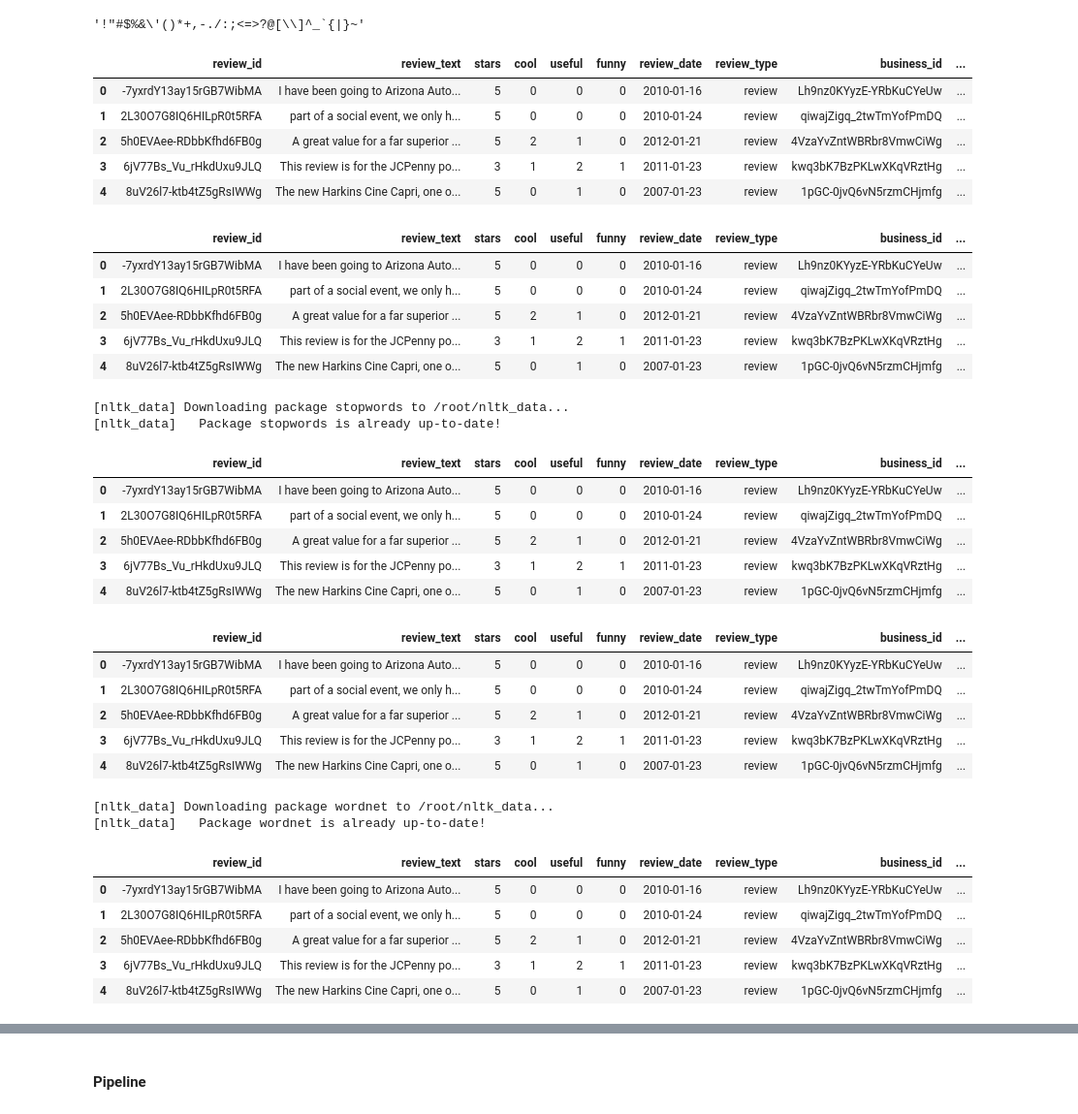
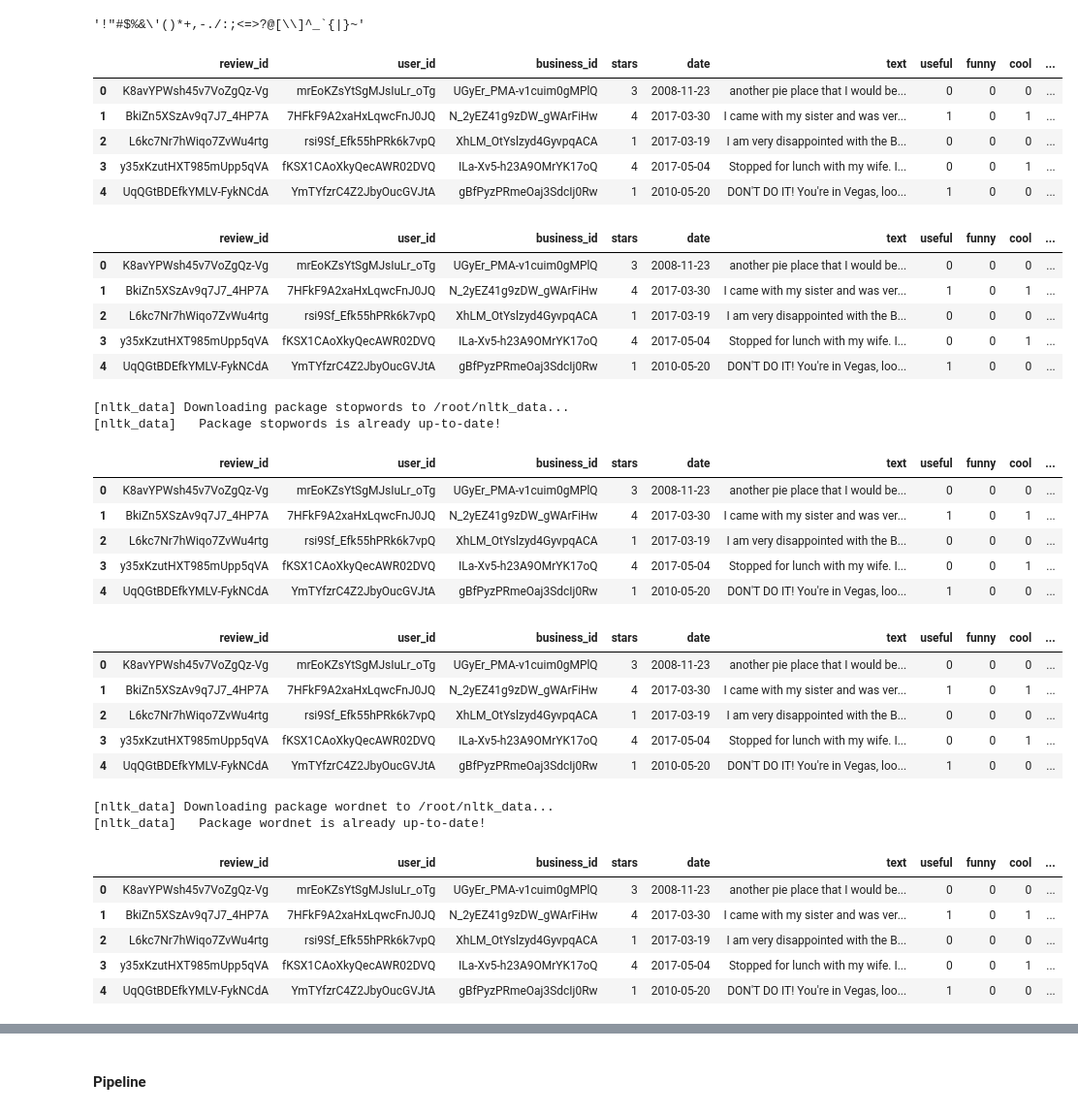
Before and after one commit to karenbennis/Xy, a Jupyter notebook: pyspark_pipeline_v1.ipynb, the cells around one changed output, grey strips where cells are left out. Shown at 97% size. Saved outputs shown, nothing was run; the diff lists cells and outputs as text; code cells hidden in the pictures.

```diff
--- a/pyspark_pipeline_v1.ipynb
+++ b/pyspark_pipeline_v1.ipynb
@@ -172,7 +172,8 @@ only showing top 20 rows
 # spark_df.show()
 # %%
 # convert to pandas
-pandas_df = spark_df.toPandas()
+import pandas as pd
+pandas_df = pd.read_csv("https://raw.githubusercontent.com/karenbennis/Xy/storyboard/uniform_yelp.csv")
 
 # Set index
 # pandas_df = pandas_df.set_index('review_id')
@@ -198,21 +199,21 @@ string.punctuation
 # %%
 # Function to remove Punctuation
 def remove_punct(text):
 
   # Discard all punctuations
   text_nopunct = ''.join([char for char in text if char not in string.punctuation])
   return text_nopunct
 
-pandas_df['body_text_clean'] = pandas_df['review_text'].apply(lambda x: remove_punct(x))
+pandas_df['body_text_clean'] = pandas_df['text'].apply(lambda x: remove_punct(x))
 
 pandas_df.head()
 # %% [output]
-|  | review_id | review_text | stars | cool | useful | funny | review_date | review_type | business_id | ... |
-| 0 | -7yxrdY13ay15rGB7WibMA | I have been going to Arizona Auto... | 5 | 0 | 0 | 0 | 2010-01-16 | review | Lh9nz0KYyzE-YRbKuCYeUw | ... |
-| 1 | 2L30O7G8IQ6HILpR0t5RFA | part of a social event, we only h... | 5 | 0 | 0 | 0 | 2010-01-24 | review | qiwajZigq_2twTmYofPmDQ | ... |
-| 2 | 5h0EVAee-RDbbKfhd6FB0g | A great value for a far superior ... | 5 | 2 | 1 | 0 | 2012-01-21 | review | 4VzaYvZntWBRbr8VmwCiWg | ... |
-| 3 | 6jV77Bs_Vu_rHkdUxu9JLQ | This review is for the JCPenny po... | 3 | 1 | 2 | 1 | 2011-01-23 | review | kwq3bK7BzPKLwXKqVRztHg | ... |
-| 4 | 8uV26l7-ktb4tZ5gRsIWWg | The new Harkins Cine Capri, one o... | 5 | 0 | 1 | 0 | 2007-01-23 | review | 1pGC-0jvQ6vN5rzmCHjmfg | ... |
+|  | review_id | user_id | business_id | stars | date | text | useful | funny | cool | ... |
+| 0 | K8avYPWsh45v7VoZgQz-Vg | mrEoKZsYtSgMJsIuLr_oTg | UGyEr_PMA-v1cuim0gMPlQ | 3 | 2008-11-23 | another pie place that I would be... | 0 | 0 | 0 | ... |
+| 1 | BkiZn5XSzAv9q7J7_4HP7A | 7HFkF9A2xaHxLqwcFnJ0JQ | N_2yEZ41g9zDW_gWArFiHw | 4 | 2017-03-30 | I came with my sister and was ver... | 1 | 0 | 1 | ... |
+| 2 | L6kc7Nr7hWiqo7ZvWu4rtg | rsi9Sf_Efk55hPRk6k7vpQ | XhLM_OtYslzyd4GyvpqACA | 1 | 2017-03-19 | I am very disappointed with the B... | 0 | 0 | 0 | ... |
+| 3 | y35xKzutHXT985mUpp5qVA | fKSX1CAoXkyQecAWR02DVQ | ILa-Xv5-h23A9OMrYK17oQ | 4 | 2017-05-04 | Stopped for lunch with my wife. I... | 0 | 0 | 1 | ... |
+| 4 | UqQGtBDEfkYMLV-FykNCdA | YmTYfzrC4Z2JbyOucGVJtA | gBfPyzPRmeOaj3SdcIj0Rw | 1 | 2010-05-20 | DON'T DO IT! You're in Vegas, loo... | 1 | 0 | 0 | ... |
 # %%
 # Tokenization
 import re
@@ -229,12 +230,12 @@ pandas_df['body_text_tokenized'] = pandas_df['body_text_clean'].apply(lambda x:
 
 pandas_df.head()
 # %% [output]
-|  | review_id | review_text | stars | cool | useful | funny | review_date | review_type | business_id | ... |
-| 0 | -7yxrdY13ay15rGB7WibMA | I have been going to Arizona Auto... | 5 | 0 | 0 | 0 | 2010-01-16 | review | Lh9nz0KYyzE-YRbKuCYeUw | ... |
-| 1 | 2L30O7G8IQ6HILpR0t5RFA | part of a social event, we only h... | 5 | 0 | 0 | 0 | 2010-01-24 | review | qiwajZigq_2twTmYofPmDQ | ... |
-| 2 | 5h0EVAee-RDbbKfhd6FB0g | A great value for a far superior ... | 5 | 2 | 1 | 0 | 2012-01-21 | review | 4VzaYvZntWBRbr8VmwCiWg | ... |
-| 3 | 6jV77Bs_Vu_rHkdUxu9JLQ | This review is for the JCPenny po... | 3 | 1 | 2 | 1 | 2011-01-23 | review | kwq3bK7BzPKLwXKqVRztHg | ... |
-| 4 | 8uV26l7-ktb4tZ5gRsIWWg | The new Harkins Cine Capri, one o... | 5 | 0 | 1 | 0 | 2007-01-23 | review | 1pGC-0jvQ6vN5rzmCHjmfg | ... |
+|  | review_id | user_id | business_id | stars | date | text | useful | funny | cool | ... |
+| 0 | K8avYPWsh45v7VoZgQz-Vg | mrEoKZsYtSgMJsIuLr_oTg | UGyEr_PMA-v1cuim0gMPlQ | 3 | 2008-11-23 | another pie place that I would be... | 0 | 0 | 0 | ... |
+| 1 | BkiZn5XSzAv9q7J7_4HP7A | 7HFkF9A2xaHxLqwcFnJ0JQ | N_2yEZ41g9zDW_gWArFiHw | 4 | 2017-03-30 | I came with my sister and was ver... | 1 | 0 | 1 | ... |
+| 2 | L6kc7Nr7hWiqo7ZvWu4rtg | rsi9Sf_Efk55hPRk6k7vpQ | XhLM_OtYslzyd4GyvpqACA | 1 | 2017-03-19 | I am very disappointed with the B... | 0 | 0 | 0 | ... |
+| 3 | y35xKzutHXT985mUpp5qVA | fKSX1CAoXkyQecAWR02DVQ | ILa-Xv5-h23A9OMrYK17oQ | 4 | 2017-05-04 | Stopped for lunch with my wife. I... | 0 | 0 | 1 | ... |
+| 4 | UqQGtBDEfkYMLV-FykNCdA | YmTYfzrC4Z2JbyOucGVJtA | gBfPyzPRmeOaj3SdcIj0Rw | 1 | 2010-05-20 | DON'T DO IT! You're in Vegas, loo... | 1 | 0 | 0 | ... |
 # %%
 # Remove all English stopwords
 import nltk
@@ -255,12 +256,12 @@ pandas_df['body_text_nostop'] = pandas_df['body_text_tokenized'].apply(lambda x:
 
 pandas_df.head()
 # %% [output]
-|  | review_id | review_text | stars | cool | useful | funny | review_date | review_type | business_id | ... |
-| 0 | -7yxrdY13ay15rGB7WibMA | I have been going to Arizona Auto... | 5 | 0 | 0 | 0 | 2010-01-16 | review | Lh9nz0KYyzE-YRbKuCYeUw | ... |
-| 1 | 2L30O7G8IQ6HILpR0t5RFA | part of a social event, we only h... | 5 | 0 | 0 | 0 | 2010-01-24 | review | qiwajZigq_2twTmYofPmDQ | ... |
-| 2 | 5h0EVAee-RDbbKfhd6FB0g | A great value for a far superior ... | 5 | 2 | 1 | 0 | 2012-01-21 | review | 4VzaYvZntWBRbr8VmwCiWg | ... |
-| 3 | 6jV77Bs_Vu_rHkdUxu9JLQ | This review is for the JCPenny po... | 3 | 1 | 2 | 1 | 2011-01-23 | review | kwq3bK7BzPKLwXKqVRztHg | ... |
-| 4 | 8uV26l7-ktb4tZ5gRsIWWg | The new Harkins Cine Capri, one o... | 5 | 0 | 1 | 0 | 2007-01-23 | review | 1pGC-0jvQ6vN5rzmCHjmfg | ... |
+|  | review_id | user_id | business_id | stars | date | text | useful | funny | cool | ... |
+| 0 | K8avYPWsh45v7VoZgQz-Vg | mrEoKZsYtSgMJsIuLr_oTg | UGyEr_PMA-v1cuim0gMPlQ | 3 | 2008-11-23 | another pie place that I would be... | 0 | 0 | 0 | ... |
+| 1 | BkiZn5XSzAv9q7J7_4HP7A | 7HFkF9A2xaHxLqwcFnJ0JQ | N_2yEZ41g9zDW_gWArFiHw | 4 | 2017-03-30 | I came with my sister and was ver... | 1 | 0 | 1 | ... |
+| 2 | L6kc7Nr7hWiqo7ZvWu4rtg | rsi9Sf_Efk55hPRk6k7vpQ | XhLM_OtYslzyd4GyvpqACA | 1 | 2017-03-19 | I am very disappointed with the B... | 0 | 0 | 0 | ... |
+| 3 | y35xKzutHXT985mUpp5qVA | fKSX1CAoXkyQecAWR02DVQ | ILa-Xv5-h23A9OMrYK17oQ | 4 | 2017-05-04 | Stopped for lunch with my wife. I... | 0 | 0 | 1 | ... |
+| 4 | UqQGtBDEfkYMLV-FykNCdA | YmTYfzrC4Z2JbyOucGVJtA | gBfPyzPRmeOaj3SdcIj0Rw | 1 | 2010-05-20 | DON'T DO IT! You're in Vegas, loo... | 1 | 0 | 0 | ... |
 # %%
 # Stemming
 from nltk.stem import PorterStemmer
@@ -278,12 +279,12 @@ pandas_df['body_text_stemmed'] = pandas_df['body_text_nostop'].apply(lambda x: s
 
 pandas_df.head()
 # %% [output]
-|  | review_id | review_text | stars | cool | useful | funny | review_date | review_type | business_id | ... |
-| 0 | -7yxrdY13ay15rGB7WibMA | I have been going to Arizona Auto... | 5 | 0 | 0 | 0 | 2010-01-16 | review | Lh9nz0KYyzE-YRbKuCYeUw | ... |
-| 1 | 2L30O7G8IQ6HILpR0t5RFA | part of a social event, we only h... | 5 | 0 | 0 | 0 | 2010-01-24 | review | qiwajZigq_2twTmYofPmDQ | ... |
-| 2 | 5h0EVAee-RDbbKfhd6FB0g | A great value for a far superior ... | 5 | 2 | 1 | 0 | 2012-01-21 | review | 4VzaYvZntWBRbr8VmwCiWg | ... |
-| 3 | 6jV77Bs_Vu_rHkdUxu9JLQ | This review is for the JCPenny po... | 3 | 1 | 2 | 1 | 2011-01-23 | review | kwq3bK7BzPKLwXKqVRztHg | ... |
-| 4 | 8uV26l7-ktb4tZ5gRsIWWg | The new Harkins Cine Capri, one o... | 5 | 0 | 1 | 0 | 2007-01-23 | review | 1pGC-0jvQ6vN5rzmCHjmfg | ... |
+|  | review_id | user_id | business_id | stars | date | text | useful | funny | cool | ... |
+| 0 | K8avYPWsh45v7VoZgQz-Vg | mrEoKZsYtSgMJsIuLr_oTg | UGyEr_PMA-v1cuim0gMPlQ | 3 | 2008-11-23 | another pie place that I would be... | 0 | 0 | 0 | ... |
+| 1 | BkiZn5XSzAv9q7J7_4HP7A | 7HFkF9A2xaHxLqwcFnJ0JQ | N_2yEZ41g9zDW_gWArFiHw | 4 | 2017-03-30 | I came with my sister and was ver... | 1 | 0 | 1 | ... |
+| 2 | L6kc7Nr7hWiqo7ZvWu4rtg | rsi9Sf_Efk55hPRk6k7vpQ | XhLM_OtYslzyd4GyvpqACA | 1 | 2017-03-19 | I am very disappointed with the B... | 0 | 0 | 0 | ... |
+| 3 | y35xKzutHXT985mUpp5qVA | fKSX1CAoXkyQecAWR02DVQ | ILa-Xv5-h23A9OMrYK17oQ | 4 | 2017-05-04 | Stopped for lunch with my wife. I... | 0 | 0 | 1 | ... |
+| 4 | UqQGtBDEfkYMLV-FykNCdA | YmTYfzrC4Z2JbyOucGVJtA | gBfPyzPRmeOaj3SdcIj0Rw | 1 | 2010-05-20 | DON'T DO IT! You're in Vegas, loo... | 1 | 0 | 0 | ... |
 # %%
 # Lemmatization
 # import these modules
@@ -304,9 +305,9 @@ pandas_df.head()
 # %% [output]
 [nltk_data] Downloading package wordnet to /root/nltk_data...
 [nltk_data]   Package wordnet is already up-to-date!
-|  | review_id | review_text | stars | cool | useful | funny | review_date | review_type | business_id | ... |
-| 0 | -7yxrdY13ay15rGB7WibMA | I have been going to Arizona Auto... | 5 | 0 | 0 | 0 | 2010-01-16 | review | Lh9nz0KYyzE-YRbKuCYeUw | ... |
-| 1 | 2L30O7G8IQ6HILpR0t5RFA | part of a social event, we only h... | 5 | 0 | 0 | 0 | 2010-01-24 | review | qiwajZigq_2twTmYofPmDQ | ... |
-| 2 | 5h0EVAee-RDbbKfhd6FB0g | A great value for a far superior ... | 5 | 2 | 1 | 0 | 2012-01-21 | review | 4VzaYvZntWBRbr8VmwCiWg | ... |
-| 3 | 6jV77Bs_Vu_rHkdUxu9JLQ | This review is for the JCPenny po... | 3 | 1 | 2 | 1 | 2011-01-23 | review | kwq3bK7BzPKLwXKqVRztHg | ... |
-| 4 | 8uV26l7-ktb4tZ5gRsIWWg | The new Harkins Cine Capri, one o... | 5 | 0 | 1 | 0 | 2007-01-23 | review | 1pGC-0jvQ6vN5rzmCHjmfg | ... |
+|  | review_id | user_id | business_id | stars | date | text | useful | funny | cool | ... |
+| 0 | K8avYPWsh45v7VoZgQz-Vg | mrEoKZsYtSgMJsIuLr_oTg | UGyEr_PMA-v1cuim0gMPlQ | 3 | 2008-11-23 | another pie place that I would be... | 0 | 0 | 0 | ... |
+| 1 | BkiZn5XSzAv9q7J7_4HP7A | 7HFkF9A2xaHxLqwcFnJ0JQ | N_2yEZ41g9zDW_gWArFiHw | 4 | 2017-03-30 | I came with my sister and was ver... | 1 | 0 | 1 | ... |
+| 2 | L6kc7Nr7hWiqo7ZvWu4rtg | rsi9Sf_Efk55hPRk6k7vpQ | XhLM_OtYslzyd4GyvpqACA | 1 | 2017-03-19 | I am very disappointed with the B... | 0 | 0 | 0 | ... |
+| 3 | y35xKzutHXT985mUpp5qVA | fKSX1CAoXkyQecAWR02DVQ | ILa-Xv5-h23A9OMrYK17oQ | 4 | 2017-05-04 | Stopped for lunch with my wife. I... | 0 | 0 | 1 | ... |
+| 4 | UqQGtBDEfkYMLV-FykNCdA | YmTYfzrC4Z2JbyOucGVJtA | gBfPyzPRmeOaj3SdcIj0Rw | 1 | 2010-05-20 | DON'T DO IT! You're in Vegas, loo... | 1 | 0 | 0 | ... |
```
Also changed, not shown: parts of 18 cells of this notebook.
